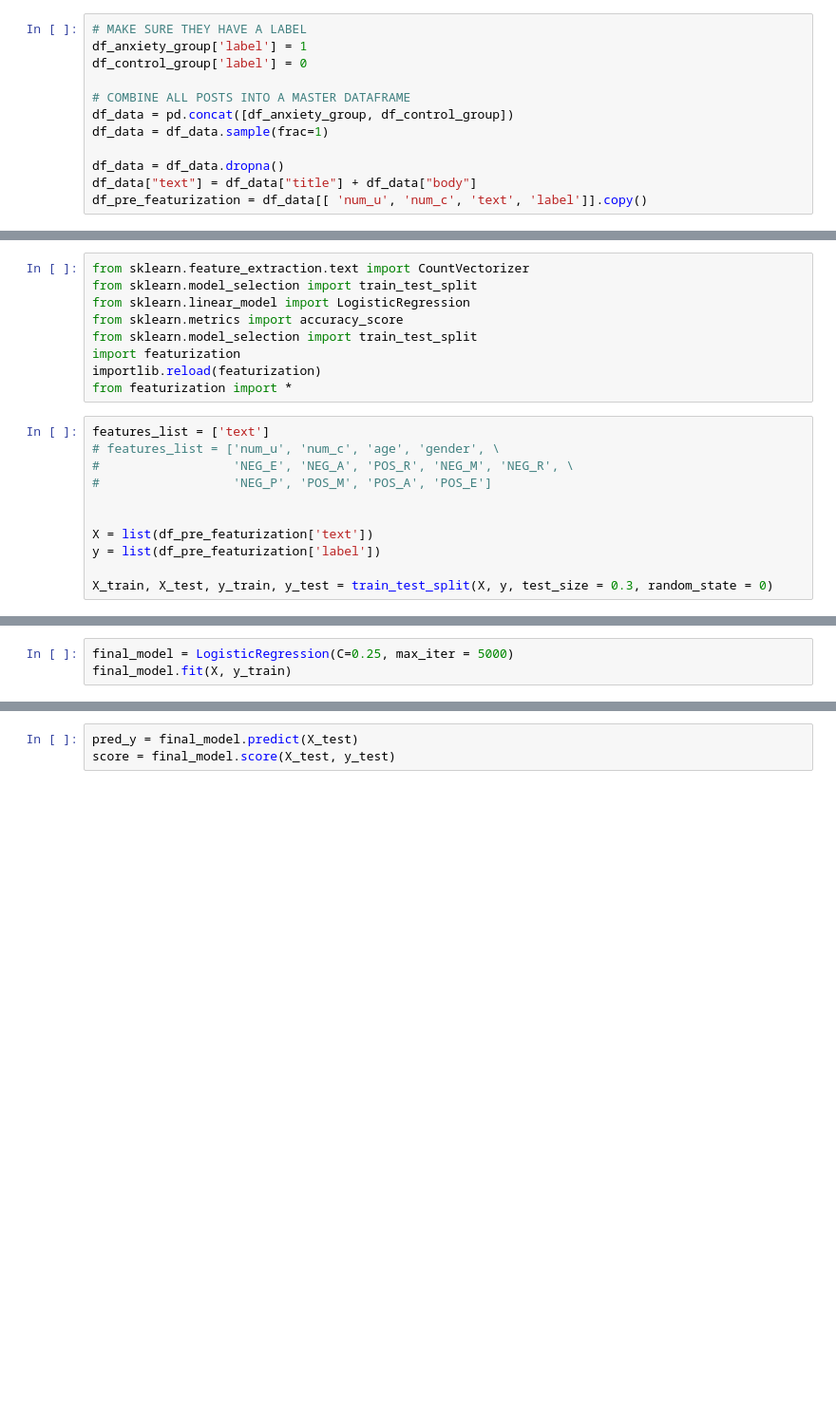
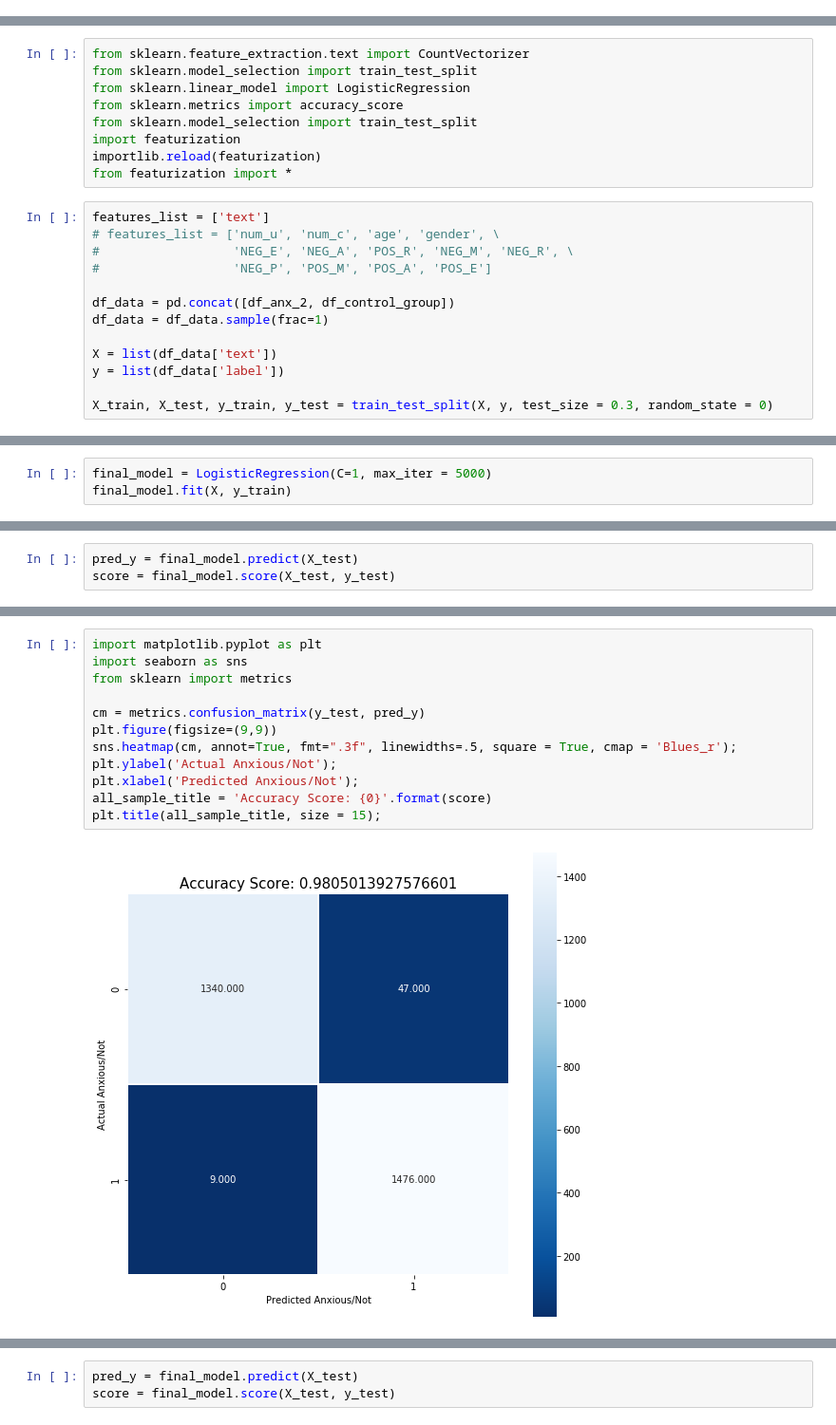
Before and after one commit to MallikaKhullar/CS224u-project, a Jupyter notebook: notebooks/Experiment-Protocol.ipynb, the cells around one changed output, grey strips where cells are left out. Shown at 95% size. Cells and saved outputs as stored; diff of their text form; blank space fills up the shorter version.

```diff
--- a/notebooks/Experiment-Protocol.ipynb
+++ b/notebooks/Experiment-Protocol.ipynb
@@ -134,15 +147,3 @@ Anxiety group posts:
-# %%
-# MAKE SURE THEY HAVE A LABEL
-df_anxiety_group['label'] = 1
-df_control_group['label'] = 0
-
-# COMBINE ALL POSTS INTO A MASTER DATAFRAME
-df_data = pd.concat([df_anxiety_group, df_control_group])
-df_data = df_data.sample(frac=1)
-
-df_data = df_data.dropna()
-df_data["text"] = df_data["title"] + df_data["body"]
-df_pre_featurization = df_data[[ 'num_u', 'num_c', 'text', 'label']].copy()
 # %% [markdown]
 ### Featurize the dataset
 # %%
@@ -234,9 +231,11 @@ features_list = ['text']
 #                  'NEG_E', 'NEG_A', 'POS_R', 'NEG_M', 'NEG_R', \
 #                  'NEG_P', 'POS_M', 'POS_A', 'POS_E']
 
+df_data = pd.concat([df_anx_2, df_control_group])
+df_data = df_data.sample(frac=1)
 
-X = list(df_pre_featurization['text'])
-y = list(df_pre_featurization['label'])
+X = list(df_data['text'])
+y = list(df_data['label'])
 
 X_train, X_test, y_train, y_test = train_test_split(X, y, test_size = 0.3, random_state = 0)
 # %%
@@ -263,4 +267,4 @@ Accuracy for C=1: 0.8127702874586619
 # %%
-final_model = LogisticRegression(C=0.25, max_iter = 5000)
+final_model = LogisticRegression(C=1, max_iter = 5000)
 final_model.fit(X, y_train)
 # %% [output]
@@ -269,3 +273,6 @@ LogisticRegression(C=0.25, class_weight=None, dual=False, fit_intercept=True,
                    multi_class='auto', n_jobs=None, penalty='l2',
                    random_state=None, solver='lbfgs', tol=0.0001, verbose=0,
                    warm_start=False)
+# %%
+pred_y = final_model.predict(X_test)
+score = final_model.score(X_test, y_test)
@@ -271,0 +283,14 @@ LogisticRegression(C=0.25, class_weight=None, dual=False, fit_intercept=True,
+# %%
+import matplotlib.pyplot as plt
+import seaborn as sns
+from sklearn import metrics
+
+cm = metrics.confusion_matrix(y_test, pred_y)
+plt.figure(figsize=(9,9))
+sns.heatmap(cm, annot=True, fmt=".3f", linewidths=.5, square = True, cmap = 'Blues_r');
+plt.ylabel('Actual Anxious/Not');
+plt.xlabel('Predicted Anxious/Not');
+all_sample_title = 'Accuracy Score: {0}'.format(score)
+plt.title(all_sample_title, size = 15);
+# %% [output]
+[figure, added]
```
Also changed, not shown: parts of 23 cells of this notebook, 1 other file.
